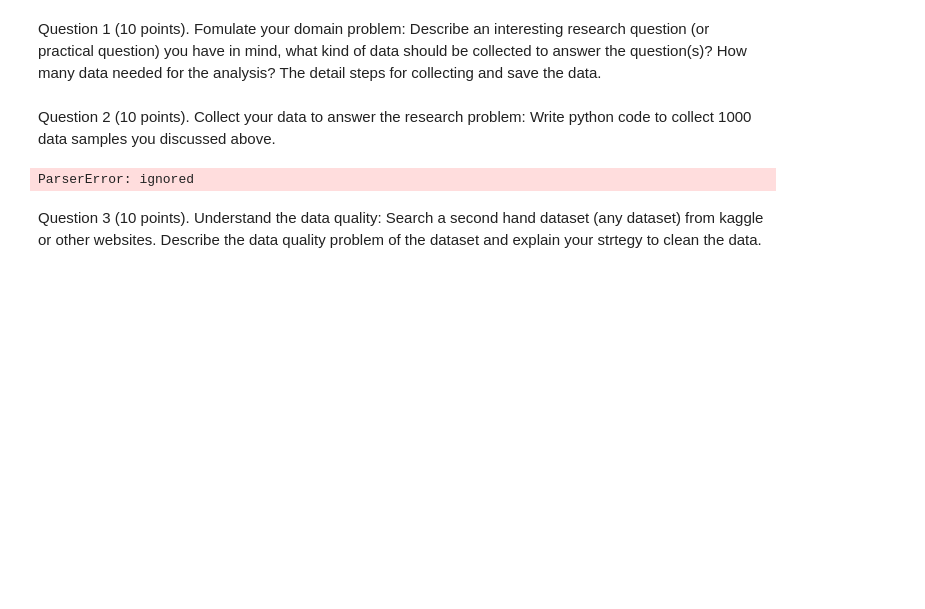
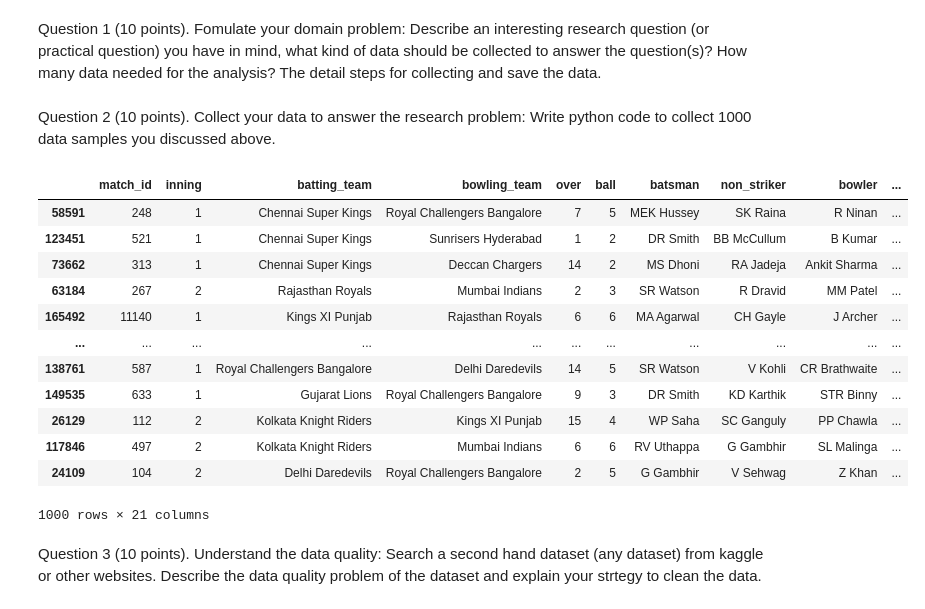
Before and after one commit to Shanmukh451/shanmukhanadh_INFO5502_sPRING2022, a Jupyter notebook: lab_assignment_03_(2).ipynb, the cells around one changed output. Cells and saved outputs as stored; diff of their text form; code cells hidden in the pictures; blank space fills up the shorter version.

```diff
--- a/lab_assignment_03_(2).ipynb
+++ b/lab_assignment_03_(2).ipynb
@@ -25,16 +25,29 @@ Question 2 (10 points). Collect your data to answer the research problem: Write
 # %%
 # You code here (Please add comments in the code):
 
 
 
 import pandas as pd
 import numpy as np
 
-data = pd.read_csv("https://github.com/Shanmukh451/shanmukhanadh_INFO5502_sPRING2022/blob/main/park_dimensions.csv")
+data = pd.read_csv("/content/drive/MyDrive/deliveries.csv")
 
-row1 = data.sample(n = 1)
+data2= data.sample(n = 1000)
+data2
 # %% [output]
+|  | match_id | inning | batting_team | bowling_team | over | ball | batsman | non_striker | bowler | ... |
+| 58591 | 248 | 1 | Chennai Super Kings | Royal Challengers Bangalore | 7 | 5 | MEK Hussey | SK Raina | R Ninan | ... |
+| 123451 | 521 | 1 | Chennai Super Kings | Sunrisers Hyderabad | 1 | 2 | DR Smith | BB McCullum | B Kumar | ... |
+| 73662 | 313 | 1 | Chennai Super Kings | Deccan Chargers | 14 | 2 | MS Dhoni | RA Jadeja | Ankit Sharma | ... |
+| 63184 | 267 | 2 | Rajasthan Royals | Mumbai Indians | 2 | 3 | SR Watson | R Dravid | MM Patel | ... |
+| 165492 | 11140 | 1 | Kings XI Punjab | Rajasthan Royals | 6 | 6 | MA Agarwal | CH Gayle | J Archer | ... |
+| ... | ... | ... | ... | ... | ... | ... | ... | ... | ... | ... |
+| 138761 | 587 | 1 | Royal Challengers Bangalore | Delhi Daredevils | 14 | 5 | SR Watson | V Kohli | CR Brathwaite | ... |
+| 149535 | 633 | 1 | Gujarat Lions | Royal Challengers Bangalore | 9 | 3 | DR Smith | KD Karthik | STR Binny | ... |
+| 26129 | 112 | 2 | Kolkata Knight Riders | Kings XI Punjab | 15 | 4 | WP Saha | SC Ganguly | PP Chawla | ... |
+| 117846 | 497 | 2 | Kolkata Knight Riders | Mumbai Indians | 6 | 6 | RV Uthappa | G Gambhir | SL Malinga | ... |
+| 24109 | 104 | 2 | Delhi Daredevils | Royal Challengers Bangalore | 2 | 5 | G Gambhir | V Sehwag | Z Khan | ... |
-ParserError: ignored
+1000 rows × 21 columns
 # %% [markdown]
 Question 3 (10 points). Understand the data quality: Search a second hand dataset (any dataset) from kaggle or other websites. Describe the data quality problem of the dataset and explain your strtegy to clean the data.
 # %%
```
Also changed, not shown: parts of 1 cell of this notebook.
